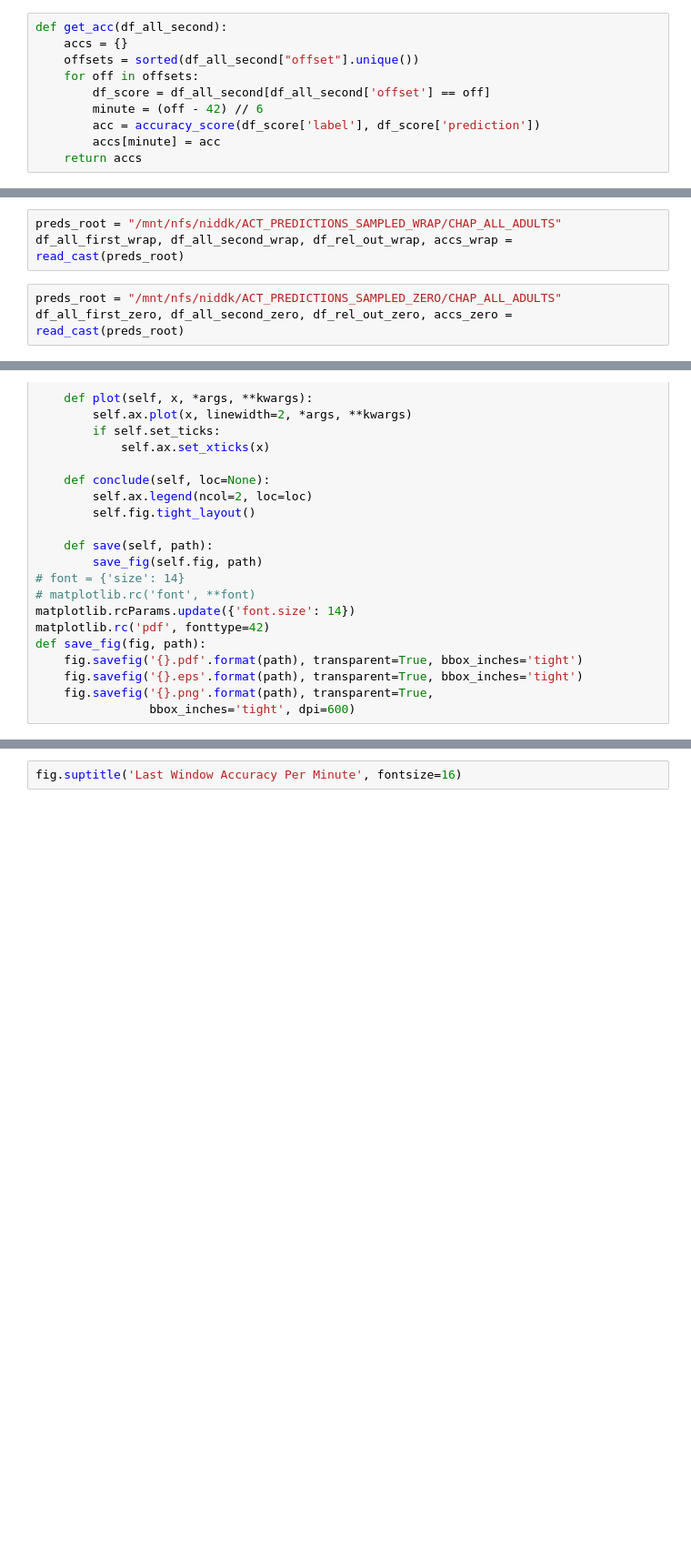
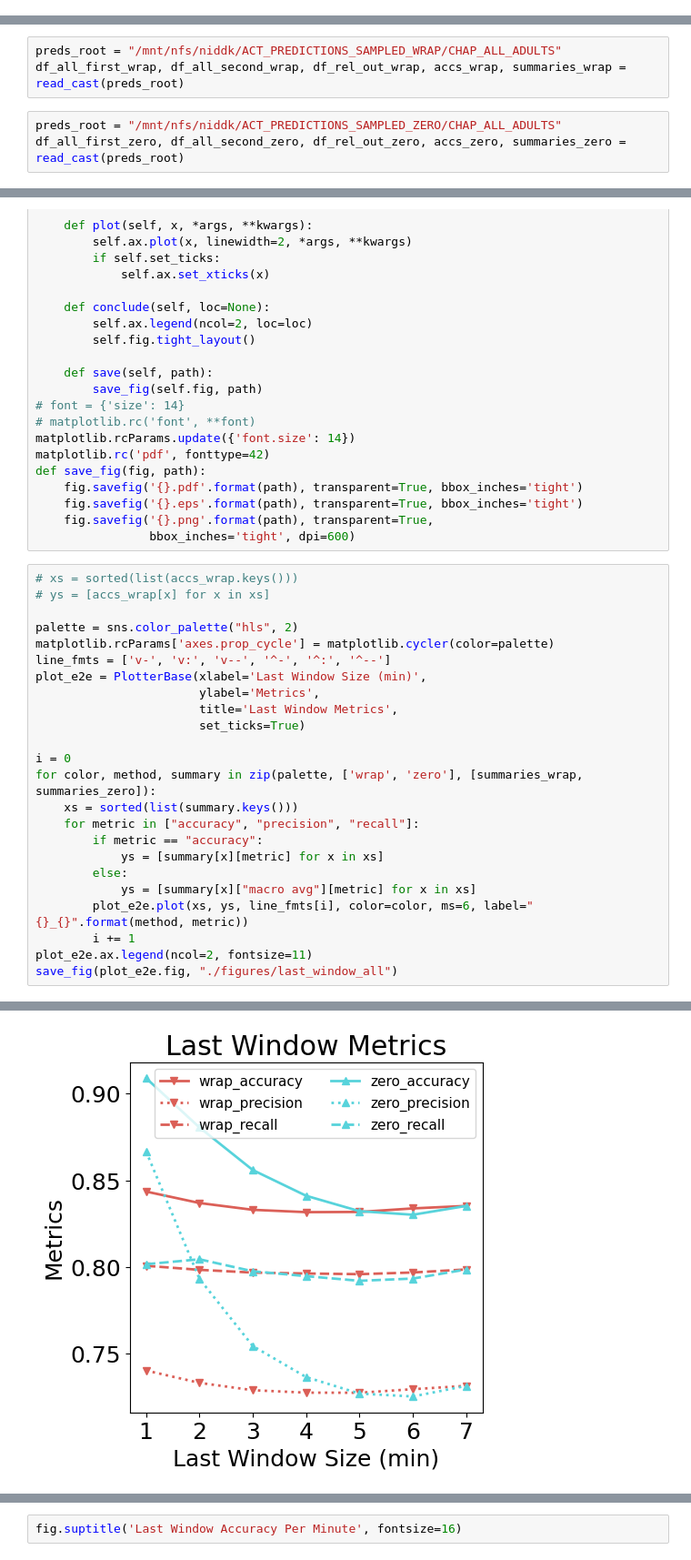
Before and after one commit to ADALabUCSD/DeepPostures, a Jupyter notebook: MSSE-2021/playground.ipynb, the cells around one changed output, grey strips where cells are left out. Shown at 91% size. Saved outputs shown, nothing was run; the diff lists cells and outputs as text; blank space fills up the shorter version.

Commit message:
figures

```diff
--- a/MSSE-2021/playground.ipynb
+++ b/MSSE-2021/playground.ipynb
@@ -114,11 +94 @@ def read_file(predfile):
-# %%
-def get_acc(df_all_second):
-    accs = {}
-    offsets = sorted(df_all_second["offset"].unique())
-    for off in offsets:
-        df_score = df_all_second[df_all_second['offset'] == off]
-        minute = (off - 42) // 6
-        acc = accuracy_score(df_score['label'], df_score['prediction'])
-        accs[minute] = acc
-    return accs
 # %%
@@ -153,6 +166,6 @@ def read_cast(preds_root):
 # %%
 preds_root = "/mnt/nfs/niddk/ACT_PREDICTIONS_SAMPLED_WRAP/CHAP_ALL_ADULTS"
-df_all_first_wrap, df_all_second_wrap, df_rel_out_wrap, accs_wrap = read_cast(preds_root)
+df_all_first_wrap, df_all_second_wrap, df_rel_out_wrap, accs_wrap, summaries_wrap = read_cast(preds_root)
 # %%
 preds_root = "/mnt/nfs/niddk/ACT_PREDICTIONS_SAMPLED_ZERO/CHAP_ALL_ADULTS"
-df_all_first_zero, df_all_second_zero, df_rel_out_zero, accs_zero = read_cast(preds_root)
+df_all_first_zero, df_all_second_zero, df_rel_out_zero, accs_zero, summaries_zero = read_cast(preds_root)
@@ -362,3 +363,28 @@ def save_fig(fig, path):
     fig.savefig('{}.eps'.format(path), transparent=True, bbox_inches='tight')
     fig.savefig('{}.png'.format(path), transparent=True,
                 bbox_inches='tight', dpi=600)
+# %%
+# xs = sorted(list(accs_wrap.keys()))
+# ys = [accs_wrap[x] for x in xs]
+
+palette = sns.color_palette("hls", 2)
+matplotlib.rcParams['axes.prop_cycle'] = matplotlib.cycler(color=palette)
+line_fmts = ['v-', 'v:', 'v--', '^-', '^:', '^--']
+plot_e2e = PlotterBase(xlabel='Last Window Size (min)',
+                       ylabel='Metrics',
+                       title='Last Window Metrics',
+                       set_ticks=True)
+
+i = 0
+for color, method, summary in zip(palette, ['wrap', 'zero'], [summaries_wrap, summaries_zero]):
+    xs = sorted(list(summary.keys()))
+    for metric in ["accuracy", "precision", "recall"]:
+        if metric == "accuracy":
+            ys = [summary[x][metric] for x in xs]
+        else:
+            ys = [summary[x]["macro avg"][metric] for x in xs]
+        plot_e2e.plot(xs, ys, line_fmts[i], color=color, ms=6, label="{}_{}".format(method, metric))
+        i += 1
+plot_e2e.ax.legend(ncol=2, fontsize=11)
+save_fig(plot_e2e.fig, "./figures/last_window_all")
+# %% [output]
@@ -364,0 +393 @@ def save_fig(fig, path):
+[figure, added]
```
Also changed, not shown: parts of 28 cells of this notebook, 19 other files.
